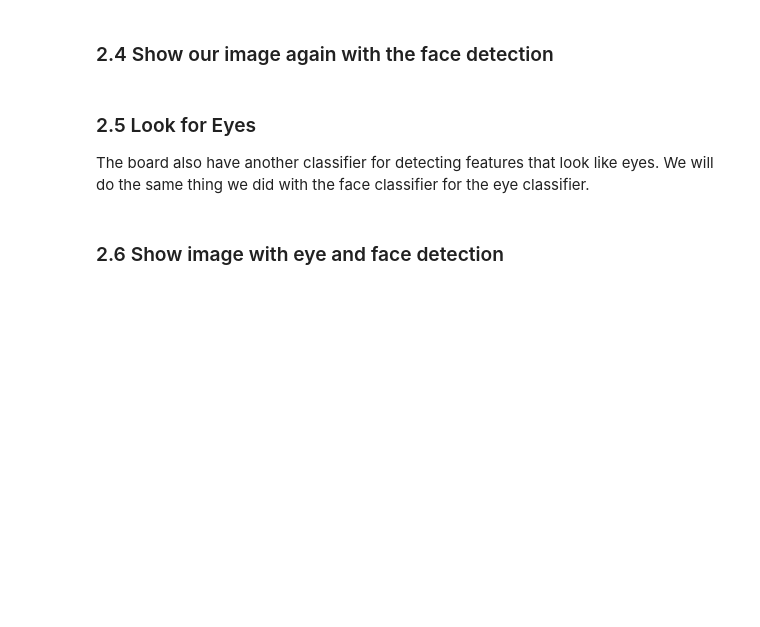
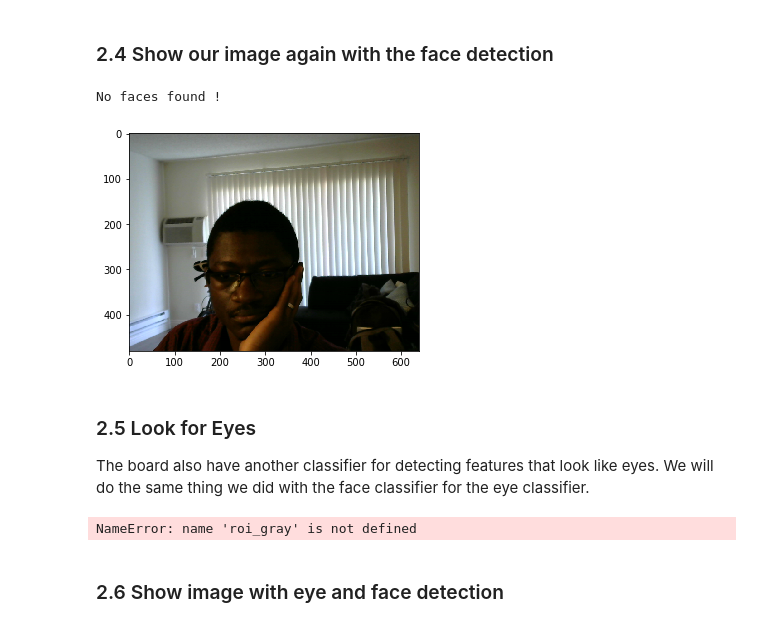
Before and after one commit to Xilinx/PYNQ_Bootcamp, a Jupyter notebook: breakout_sessions/PYNQ402_computer_vision.ipynb, the cells around one changed output. Cells and saved outputs as stored; diff of their text form; code cells hidden in the pictures; blank space fills up the shorter version.

```diff
--- a/breakout_sessions/PYNQ402_computer_vision.ipynb
+++ b/breakout_sessions/PYNQ402_computer_vision.ipynb
@@ -105,15 +116,39 @@ plt.show()
+# %%
+#1- we detect face(s) in our picture
+faces = face_cascade.detectMultiScale(gray, 1.1, 4)
+
+if faces is ():
+    print("No faces found !")
+
+#2- draw a rectangle around any faces we find
+for (x,y,w,h) in faces:
+    cv2.rectangle(frame,(x,y),(x+w,y+h),(255,0,0),3)
+    roi_gray = gray[y:y+h, x:x+w]
+    roi_color = frame[y:y+h, x:x+w]
+
+#3- Now we see our picture with face(s) detected
+plt.imshow(frame[:,:,[2,1,0]])
+plt.show()
+# %% [output]
+No faces found !
+[figure, added]
 # %% [markdown]
 ### 2.5 Look for Eyes
 The board also have another classifier for detecting features that look like eyes. We will do the same thing we did with the face classifier for the eye classifier.
 # %%
-#create our own instance of the classifier
-eye_cascade = cv2.CascadeClassifier(
-    '/home/xilinx/jupyter_notebooks/base/video/data/'
-    'haarcascade_eye.xml')
+#1- create our own instance of the classifier
+eye_cascade = cv2.CascadeClassifier('/home/xilinx/jupyter_notebooks/base/video/data/haarcascade_eye.xml')
 
+#2- detect eye(s) in our image (if we haven't found faces above, we will not find eyes!)
 eyes = eye_cascade.detectMultiScale(roi_gray)
+
+if eyes is ():
+    print("No eyes found !")
+
 for (ex,ey,ew,eh) in eyes:
-    cv2.rectangle(roi_color,(ex,ey),(ex+ew,ey+eh),(0,255,0),2)
+    cv2.rectangle(roi_color,(ex,ey),(ex+ew,ey+eh),(255,255,0),3)
+# %% [output]
+NameError: name 'roi_gray' is not defined
 # %% [markdown]
 ### 2.6 Show image with eye and face detection
 # %%
```
Also changed, not shown: parts of 23 cells of this notebook.
